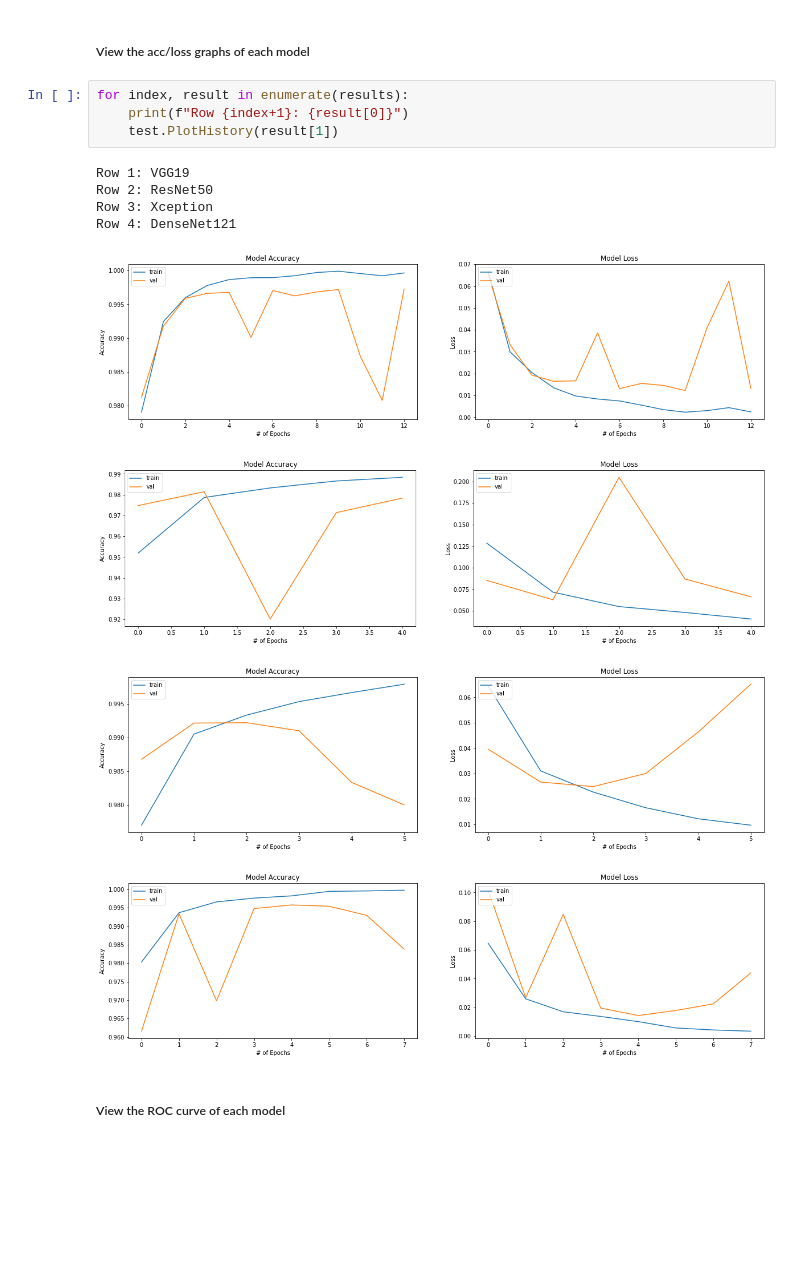
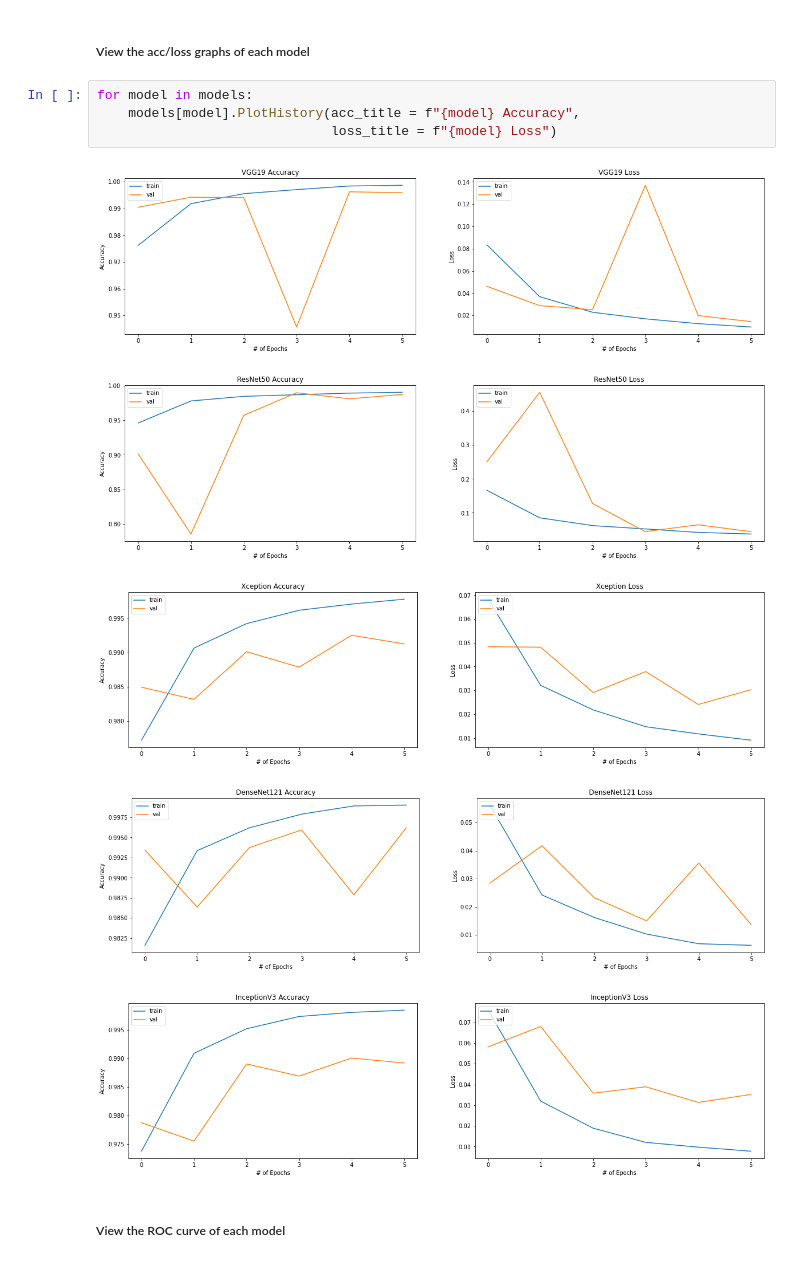
Before and after one commit to kalzeo/KyleNet, a Jupyter notebook: experiments/Experiment 5.ipynb, the cells around one changed output. Saved outputs shown, nothing was run; the diff lists cells and outputs as text; blank space fills up the shorter version.

```diff
--- a/experiments/Experiment 5.ipynb
+++ b/experiments/Experiment 5.ipynb
@@ -112,18 +118,15 @@ weighted avg       0.50      0.50      0.50     19276
 # %% [markdown]
 ##### View the acc/loss graphs of each model
-# %%
-for index, result in enumerate(results):
-    print(f"Row {index+1}: {result[0]}")
-    test.PlotHistory(result[1])
-# %% [output]
-Row 1: VGG19
-Row 2: ResNet50
-Row 3: Xception
-Row 4: DenseNet121
-[figure, removed]
-[figure, removed]
-[figure, removed]
-[figure, removed]
+# %%
+for model in models:
+    models[model].PlotHistory(acc_title = f"{model} Accuracy",
+                              loss_title = f"{model} Loss")
+# %% [output]
+[figure, added]
+[figure, added]
+[figure, added]
+[figure, added]
+[figure, added]
 # %% [markdown]
 ##### View the ROC curve of each model
 # %%
```
Also changed, not shown: parts of 11 cells of this notebook, 27 other files.
